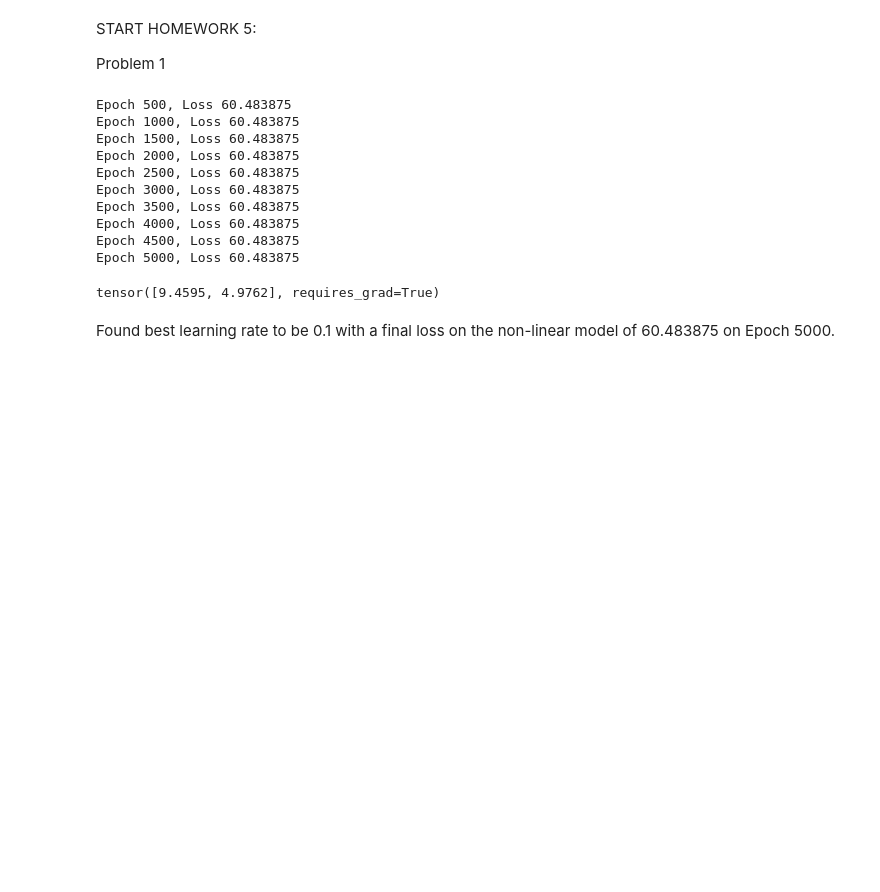
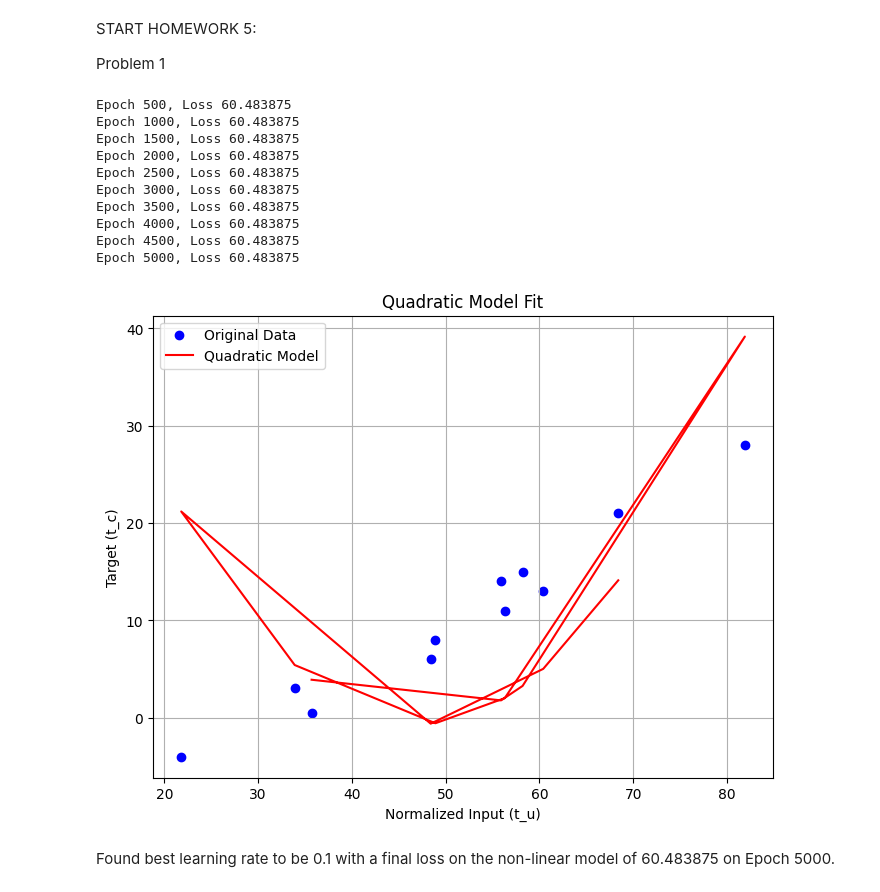
Before and after one commit to lmill114/ML5105, a Jupyter notebook: LMHW5.ipynb, the cells around one changed output. Saved outputs shown, nothing was run; the diff lists cells and outputs as text; code cells hidden in the pictures; blank space fills up the shorter version.

```diff
--- a/LMHW5.ipynb
+++ b/LMHW5.ipynb
@@ -136,34 +154,55 @@ params
 
 def training_loop(n_epochs, learning_rate, params, t_u, t_c):
     for epoch in range(1, n_epochs + 1):
         t_p = model(t_u, *params, b)
         loss = loss_fn(t_p, t_c)
         optimizer.zero_grad()
         loss.backward()
         optimizer.step()
 
         if epoch % 500 == 0:
             print('Epoch %d, Loss %f' % (epoch, float(loss)))
     return params
 
 training_loop(
     n_epochs = 5000,
     learning_rate = 1e-1,
     params = params,
     t_u = t_un,
     t_c = t_c)
+
+import matplotlib.pyplot as plt
+
+# Use final trained parameters
+final_params = params.detach()
+final_w2, final_w1 = final_params
+final_b = b  # Bias remains constant
+
+# Generate Final predictions
+t_p_final = model(t_un, final_w1, final_w2, final_b)
+
+# Plot the results
+plt.figure(figsize=(8, 6))
+plt.scatter(t_u.numpy(), t_c.numpy(), color="blue", label="Original Data")  # Original data points
+plt.plot(t_u.numpy(), t_p_final.detach().numpy(), color="red", label="Quadratic Model")  # Model predictions
+plt.xlabel("Normalized Input (t_u)")
+plt.ylabel("Target (t_c)")
+plt.title("Quadratic Model Fit")
+plt.legend()
+plt.grid(True)
+plt.show()
 # %% [output]
 Epoch 500, Loss 60.483875
 Epoch 1000, Loss 60.483875
 Epoch 1500, Loss 60.483875
 Epoch 2000, Loss 60.483875
 Epoch 2500, Loss 60.483875
 Epoch 3000, Loss 60.483875
 Epoch 3500, Loss 60.483875
 Epoch 4000, Loss 60.483875
 Epoch 4500, Loss 60.483875
 Epoch 5000, Loss 60.483875
-tensor([9.4595, 4.9762], requires_grad=True)
+[figure, added]
 # %% [markdown]
 Found best learning rate to be 0.1 with a final loss on the non-linear model of 60.483875 on Epoch 5000.
 # %% [markdown]
```
Also changed, not shown: parts of 1 cell of this notebook.
